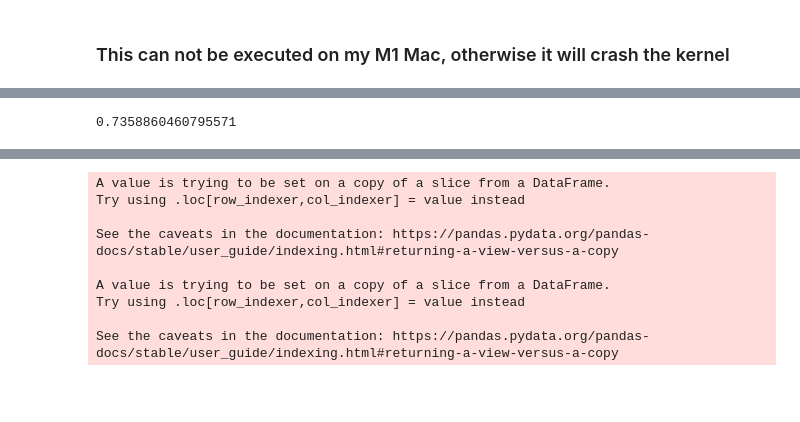
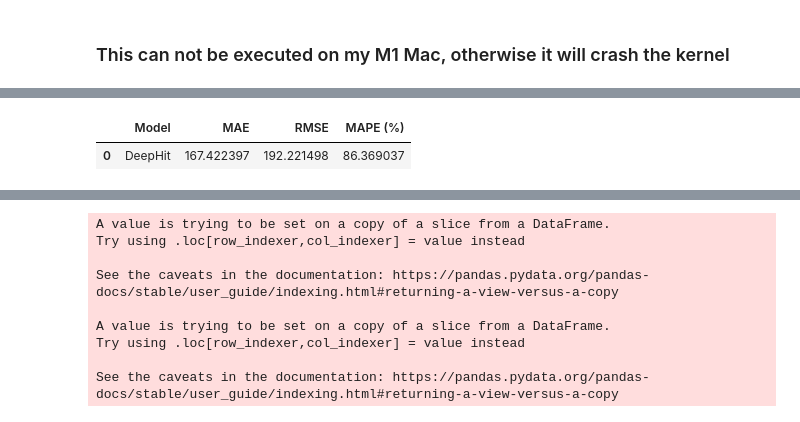
Before and after one commit to Edison9489/TTEAnalysis, a Jupyter notebook: experiments/Baselines_test.ipynb, the cells around one changed output, grey strips where cells are left out. Saved outputs shown, nothing was run; the diff lists cells and outputs as text; code cells hidden in the pictures; blank space fills up the shorter version.

```diff
--- a/experiments/Baselines_test.ipynb
+++ b/experiments/Baselines_test.ipynb
@@ -193,5 +194,5 @@ lr_finder.get_best_lr()
 # %%
-model.optimizer.set_lr(0.01)
+deephit_model.optimizer.set_lr(0.01)
 # %%
 epochs = 10
 callbacks = [tt.callbacks.EarlyStopping()]
@@ -220,24 +351,17 @@ OMP: Info #276: omp_set_nested routine deprecated, please use omp_set_max_active
 # %%
-ev = EvalSurv(surv, durations_test, events_test, censor_surv='km')
-
-# Compute evaluation metrics
-c_index = ev.concordance_td()  # Calculate the concordance index
-brier_score = ev.brier_score(24)  # Calculate the Brier score at a specific time point
-integrated_brier_score = ev.integrated_brier_score()  # Calculate the integrated Brier score
-#
-# mae = ev.integrated_mae(ev.times).sum()
-# rmse = ev.integrated_squared_error(ev.times).mean() ** 0.5
-# mape = ev.integrated_mape(ev.times).mean() * 100
 
 # Create a DataFrame to store the metrics
 metrics_df = pd.DataFrame({
     'Model': ['DeepHit'],
-    'C-Index': [c_index],
-    'Brier Score': [brier_score],
-    'Integrated Brier Score': [integrated_brier_score],
+    # 'C-Index': [c_index],
+    # 'Brier Score': [brier_score],
+    # 'Integrated Brier Score': [integrated_brier_score],
     'MAE': [mae],
     'RMSE': [rmse],
     'MAPE (%)': [mape]
 })
 
-print(metrics_df)
+metrics_df
+# %% [output]
+|  | Model | MAE | RMSE | MAPE (%) |
+| 0 | DeepHit | 167.422397 | 192.221498 | 86.369037 |
@@ -250,4 +367,0 @@ _ = plt.xlabel('Time')
-# %%
-ev.concordance_td('antolini')
-# %% [output]
-0.7358860460795571
```
Also changed, not shown: parts of 28 cells of this notebook, 1 other file.
